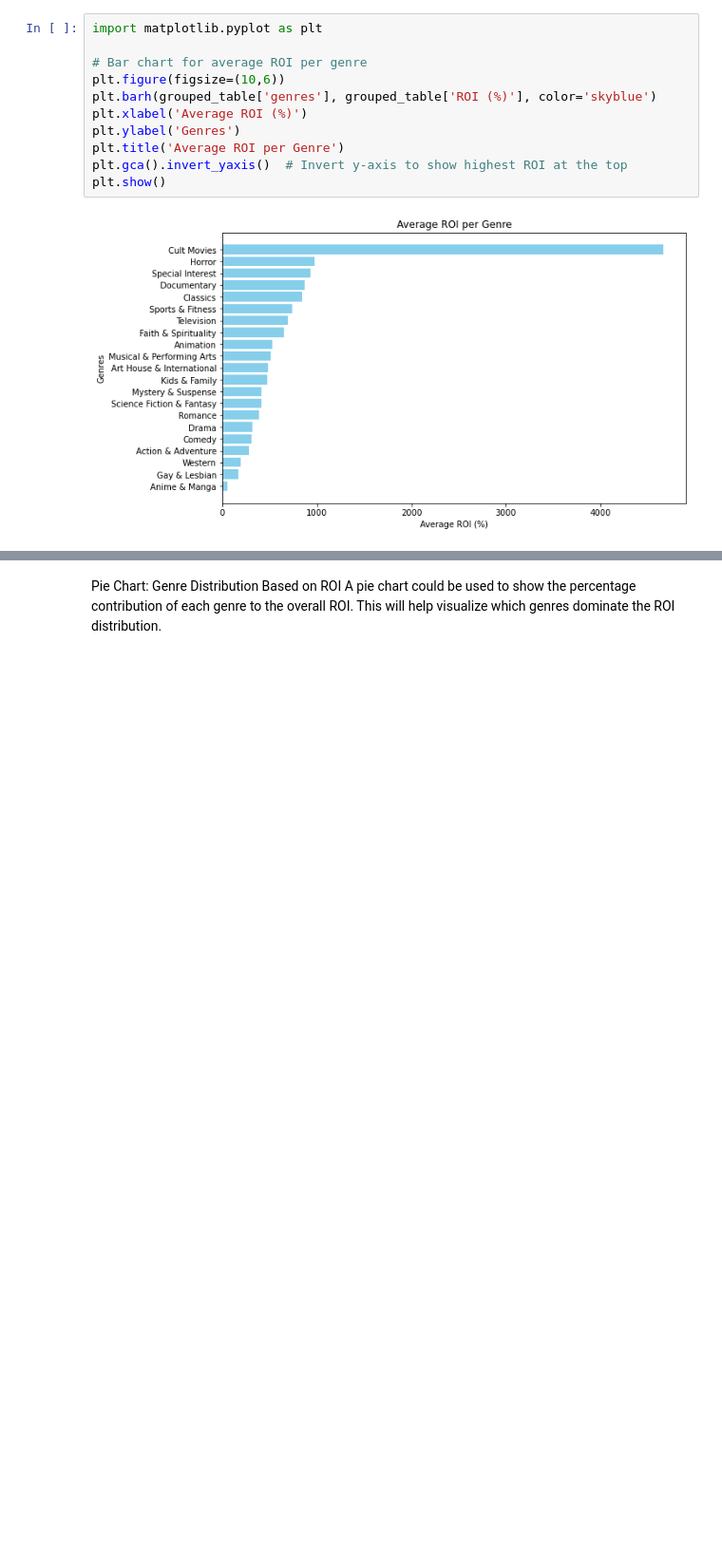
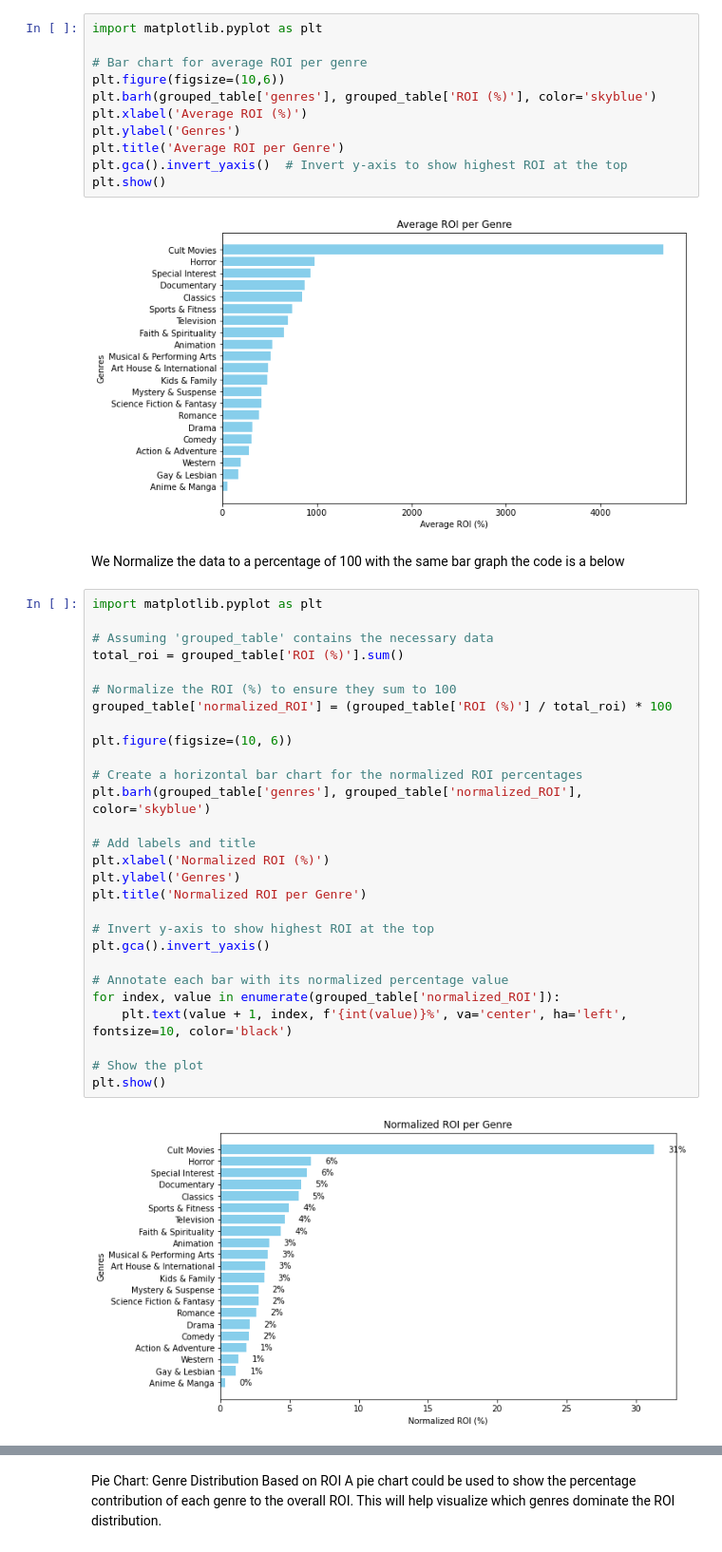
Before and after one commit to Tdoggie/phase-2-project, a Jupyter notebook: index.ipynb, the cells around one changed output, grey strips where cells are left out. Shown at 95% size. Cells and saved outputs as stored; diff of their text form; blank space fills up the shorter version.

Commit message:
Added additional Bar graph to explain visualization normalized to 100 percent

```diff
--- a/index.ipynb
+++ b/index.ipynb
@@ -801,3 +801,36 @@ plt.gca().invert_yaxis()  # Invert y-axis to show highest ROI at the top
 plt.show()
 # %% [output]
 [figure]
+# %% [markdown]
+We Normalize the data to a percentage of 100 with the same bar graph
+the code is a below
+# %%
+import matplotlib.pyplot as plt
+
+# Assuming 'grouped_table' contains the necessary data
+total_roi = grouped_table['ROI (%)'].sum()
+
+# Normalize the ROI (%) to ensure they sum to 100
+grouped_table['normalized_ROI'] = (grouped_table['ROI (%)'] / total_roi) * 100
+
+plt.figure(figsize=(10, 6))
+
+# Create a horizontal bar chart for the normalized ROI percentages
+plt.barh(grouped_table['genres'], grouped_table['normalized_ROI'], color='skyblue')
+
+# Add labels and title
+plt.xlabel('Normalized ROI (%)')
+plt.ylabel('Genres')
+plt.title('Normalized ROI per Genre')
+
+# Invert y-axis to show highest ROI at the top
+plt.gca().invert_yaxis()
+
+# Annotate each bar with its normalized percentage value
+for index, value in enumerate(grouped_table['normalized_ROI']):
+    plt.text(value + 1, index, f'{int(value)}%', va='center', ha='left', fontsize=10, color='black')
+
+# Show the plot
+plt.show()
+# %% [output]
+[figure, added]
```
Also changed, not shown: parts of 2 cells of this notebook.
